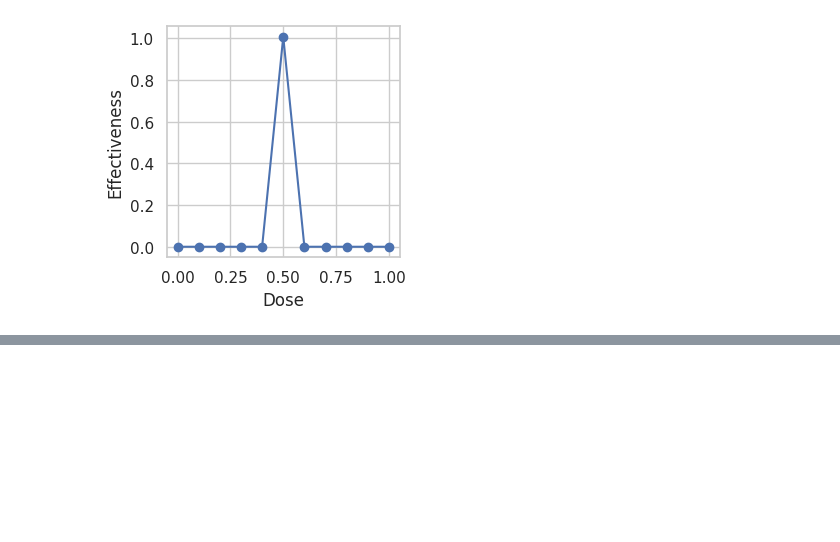
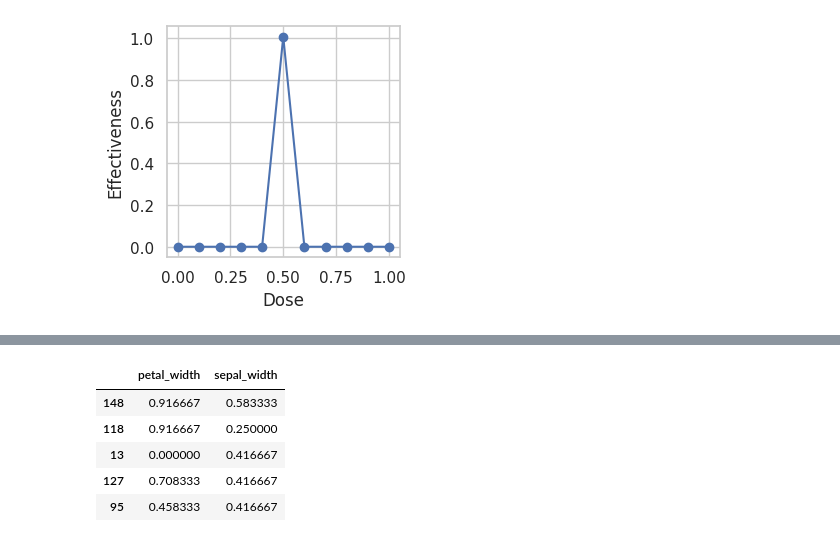
Before and after one commit to dvirhersh/python_ml, a Jupyter notebook: jupiter_statquest/stat_quest_pytorch.ipynb, the cells around one changed output, grey strips where cells are left out. Drawn from its saved outputs; the diff is of its cells as text; code cells hidden in the pictures; blank space fills up the shorter version.

```diff
--- a/stat_quest_pytorch.ipynb
+++ b/jupiter_statquest/stat_quest_pytorch.ipynb
@@ -365,0 +496,10 @@ plt.show()
+# %%
+input_test = (input_test - min_vals_in_input_train) / (max_vals_in_input_train - min_vals_in_input_train)
+input_test.head()
+# %% [output]
+|  | petal_width | sepal_width |
+| 148 | 0.916667 | 0.583333 |
+| 118 | 0.916667 | 0.250000 |
+| 13 | 0.000000 | 0.416667 |
+| 127 | 0.708333 | 0.416667 |
+| 95 | 0.458333 | 0.416667 |
```
Also changed, not shown: parts of 23 cells of this notebook.
